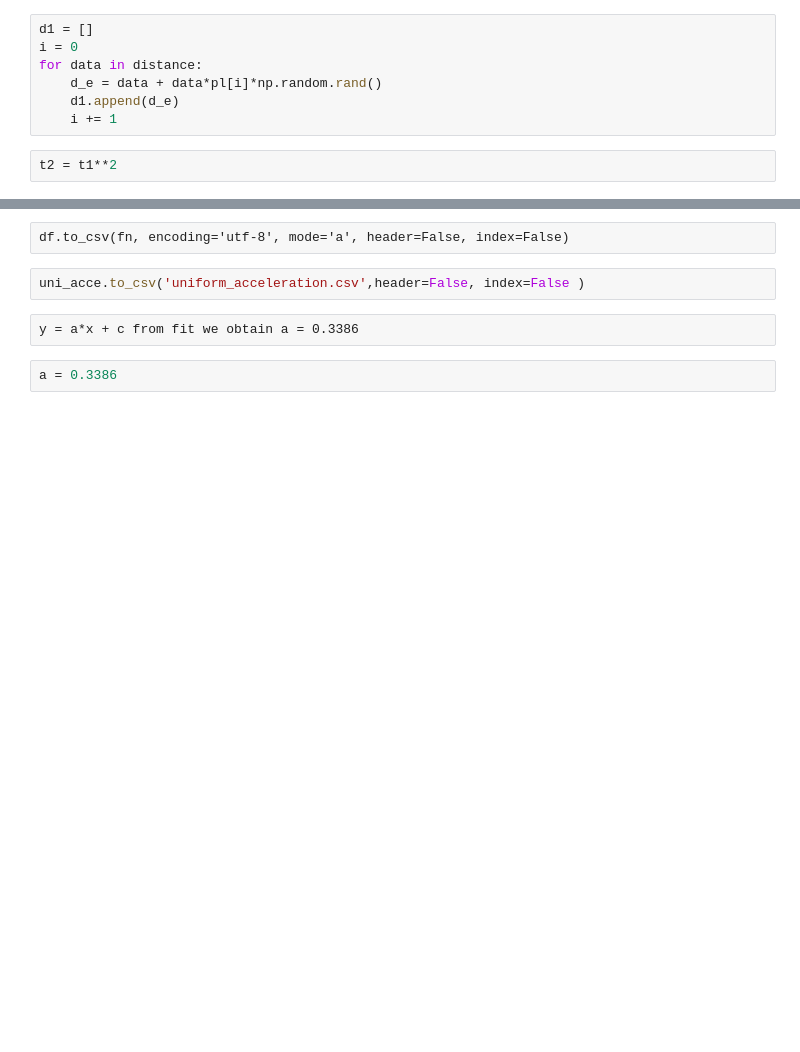
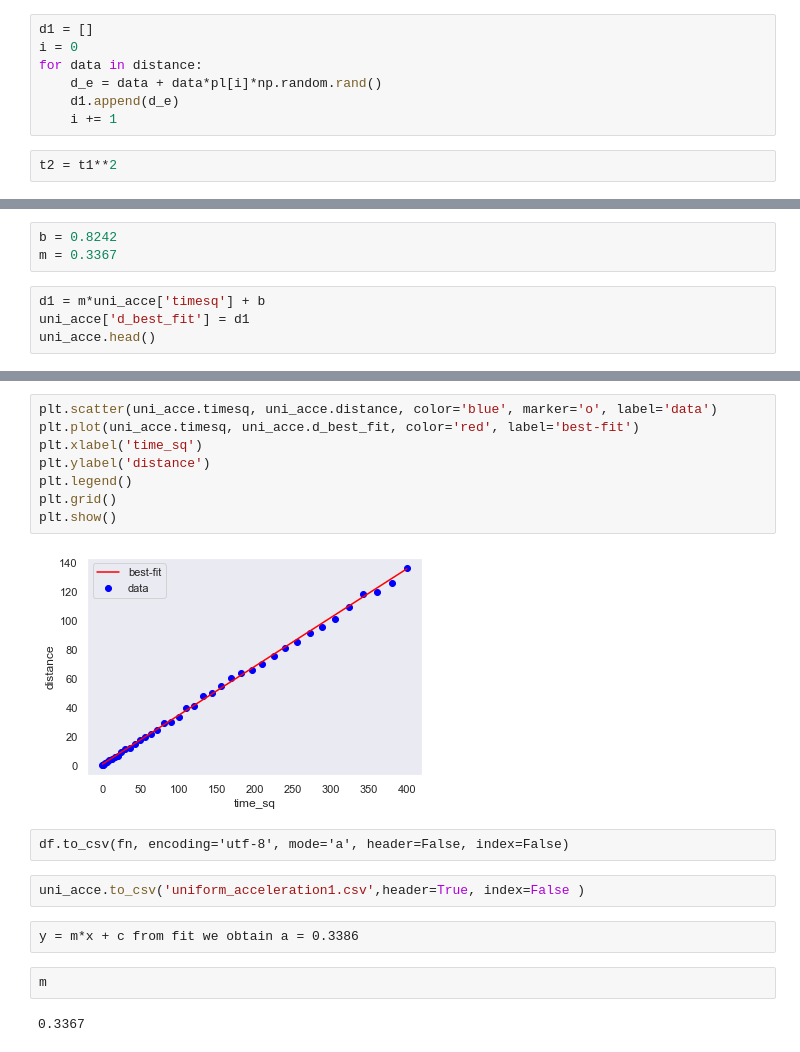
Before and after one commit to mu321/crn, a Jupyter notebook: uniform_acceleration.ipynb, the cells around one changed output, grey strips where cells are left out. Saved outputs shown, nothing was run; the diff lists cells and outputs as text; blank space fills up the shorter version.

```diff
--- a/uniform_acceleration.ipynb
+++ b/uniform_acceleration.ipynb
@@ -60,0 +95,7 @@ ax = sns.regplot(x="time", y="distance", data=uni_acce, order=1)
+# %%
+b = 0.8242
+m = 0.3367
+# %%
+d1 = m*uni_acce['timesq'] + b
+uni_acce['d_best_fit'] = d1
+uni_acce.head()
@@ -61,9 +109,21 @@ ax = sns.regplot(x="time", y="distance", data=uni_acce, order=1)
+# %%
+plt.scatter(uni_acce.timesq, uni_acce.distance, color='blue', marker='o', label='data')
+plt.plot(uni_acce.timesq, uni_acce.d_best_fit, color='red', label='best-fit')
+plt.xlabel('time_sq')
+plt.ylabel('distance')
+plt.legend()
+plt.grid()
+plt.show()
+# %% [output]
+[figure, added]
 # %% [raw]
 df.to_csv(fn, encoding='utf-8', mode='a', header=False, index=False)
 # %%
-uni_acce.to_csv('uniform_acceleration.csv',header=False, index=False )
+uni_acce.to_csv('uniform_acceleration1.csv',header=True, index=False )
 # %% [raw]
-y = a*x + c from fit we obtain a = 0.3386
+y = m*x + c from fit we obtain a = 0.3386
-# %%
-a = 0.3386
+# %%
+m
+# %% [output]
+0.3367
 # %%
```
Also changed, not shown: parts of 11 cells of this notebook.
